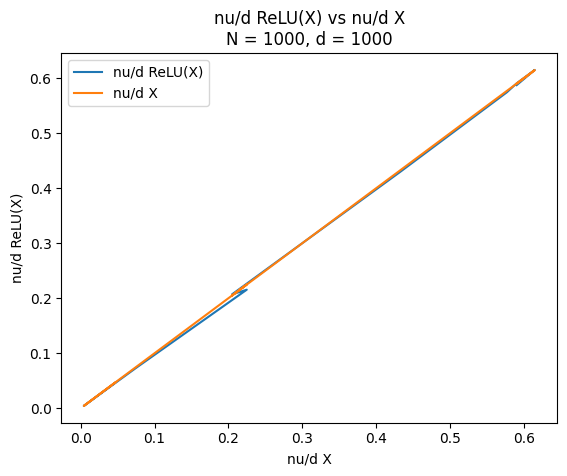
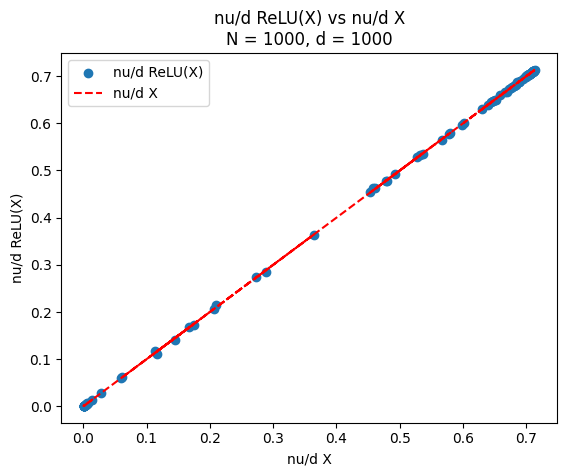
Unified diff of the notebook cell whose output changed from the first chart to the second:
--- before
+++ after
@@ -1,6 +1,6 @@
 this_title = "nu/d ReLU(X) vs nu/d X\n"
 this_title += "N = " + str(this_N) + ", d = " + str(this_d)
-plt.plot(nu_over_d_X_vals, nu_over_d_reluX_vals, label="nu/d ReLU(X)")
-plt.plot(nu_over_d_X_vals, nu_over_d_X_vals, linestyle = "-", label="nu/d X")
+plt.scatter(nu_over_d_X_vals, nu_over_d_reluX_vals, label = "nu/d ReLU(X)")
+plt.plot(nu_over_d_X_vals, nu_over_d_X_vals, linestyle = "--", label = "nu/d X", color = "red")
 plt.xlabel("nu/d X")
 plt.ylabel("nu/d ReLU(X)")

Commit: further updates